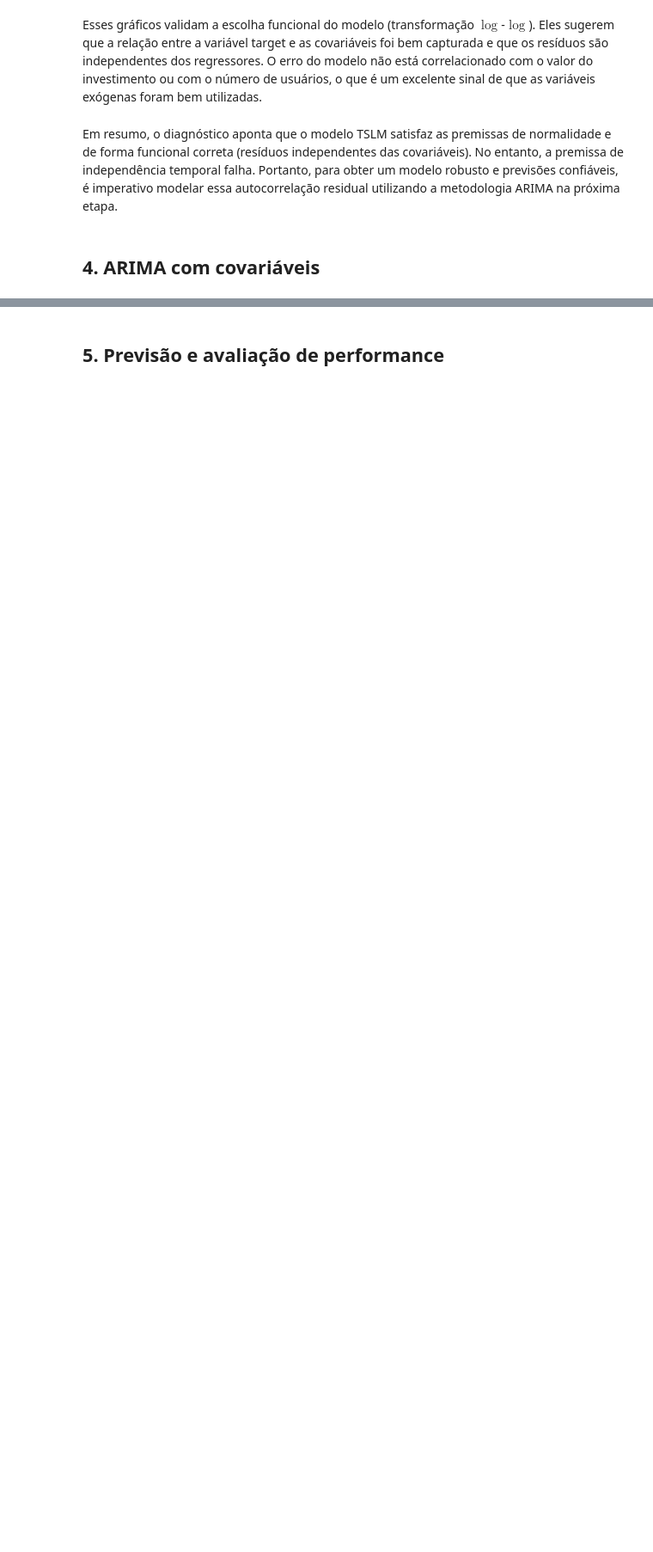
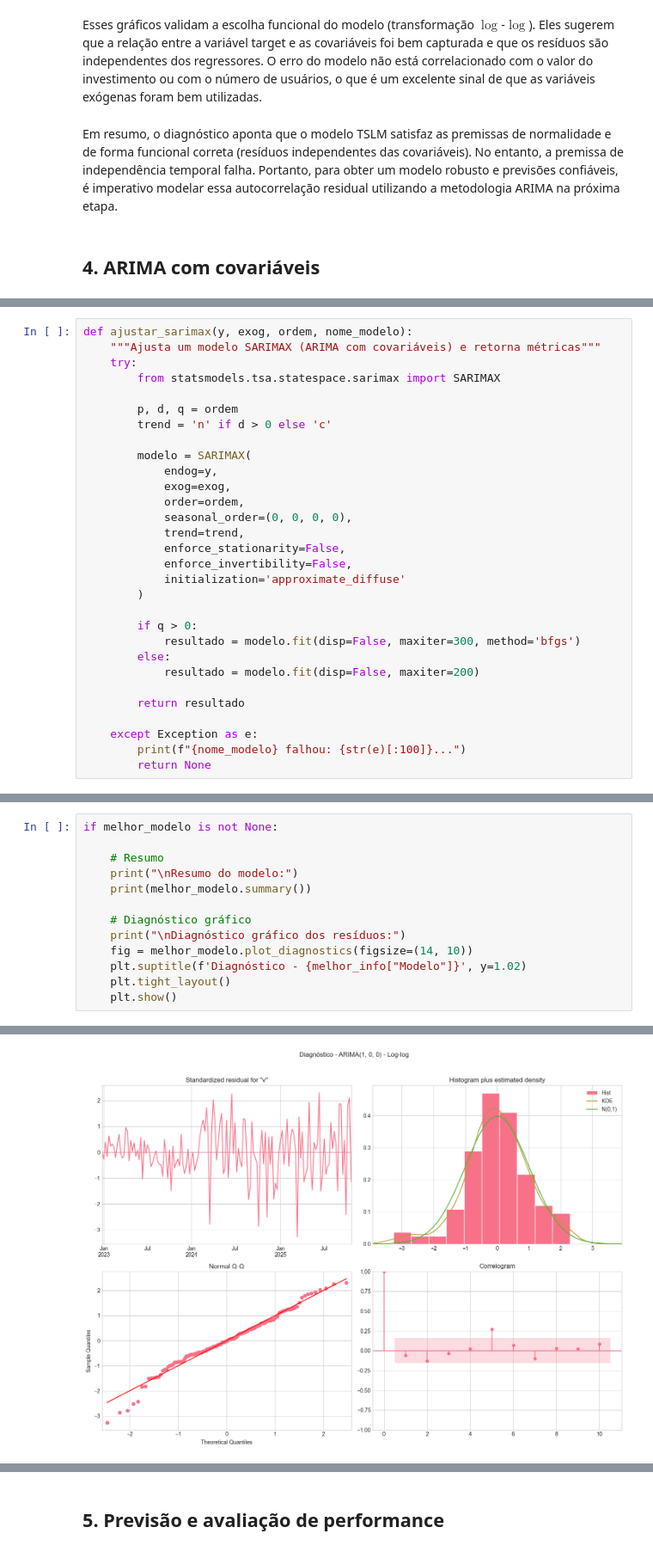
Before and after one commit to kauanmaf/Time-Series-A2, a Jupyter notebook: relatorio.ipynb, the cells around one changed output, grey strips where cells are left out. Shown at 86% size. Cells and saved outputs as stored; diff of their text form; blank space fills up the shorter version.

Commit message:
adicionar modelo ARIMA

```diff
--- a/relatorio.ipynb
+++ b/relatorio.ipynb
@@ -666,0 +716,30 @@ Em resumo, o diagnóstico aponta que o modelo TSLM satisfaz as premissas de norm
+# %%
+def ajustar_sarimax(y, exog, ordem, nome_modelo):
+    """Ajusta um modelo SARIMAX (ARIMA com covariáveis) e retorna métricas"""
+    try:
+        from statsmodels.tsa.statespace.sarimax import SARIMAX
+
+        p, d, q = ordem
+        trend = 'n' if d > 0 else 'c'
+
+        modelo = SARIMAX(
+            endog=y,
+            exog=exog,
+            order=ordem,
+            seasonal_order=(0, 0, 0, 0),
+            trend=trend,
+            enforce_stationarity=False,
+            enforce_invertibility=False,
+            initialization='approximate_diffuse'
+        )
+
+        if q > 0:
+            resultado = modelo.fit(disp=False, maxiter=300, method='bfgs')
+        else:
+            resultado = modelo.fit(disp=False, maxiter=200)
+
+        return resultado
+
+    except Exception as e:
+        print(f"{nome_modelo} falhou: {str(e)[:100]}...")
+        return None
@@ -666,0 +910,14 @@ Em resumo, o diagnóstico aponta que o modelo TSLM satisfaz as premissas de norm
+# %%
+if melhor_modelo is not None:
+
+    # Resumo
+    print("\nResumo do modelo:")
+    print(melhor_modelo.summary())
+
+    # Diagnóstico gráfico
+    print("\nDiagnóstico gráfico dos resíduos:")
+    fig = melhor_modelo.plot_diagnostics(figsize=(14, 10))
+    plt.suptitle(f'Diagnóstico - {melhor_info["Modelo"]}', y=1.02)
+    plt.tight_layout()
+    plt.show()
+# %% [output]
@@ -666,0 +941 @@ Em resumo, o diagnóstico aponta que o modelo TSLM satisfaz as premissas de norm
+[figure, added]
```
Also changed, not shown: parts of 21 cells of this notebook.
